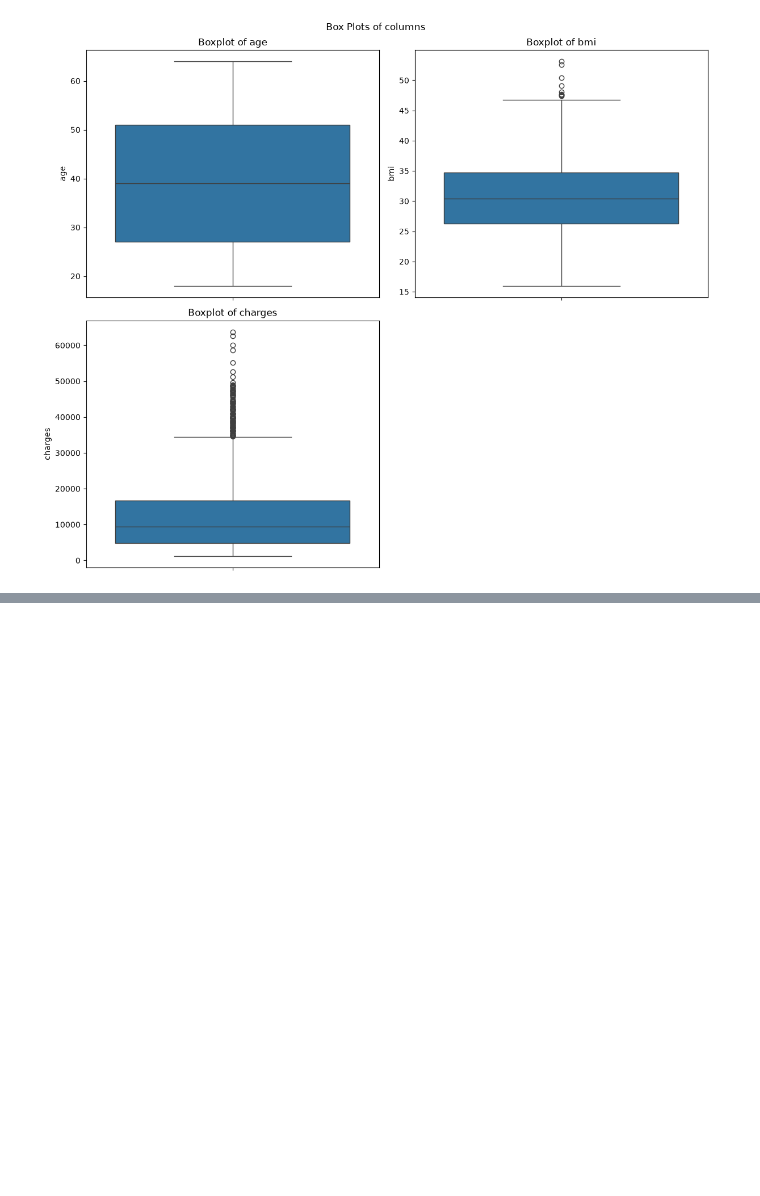
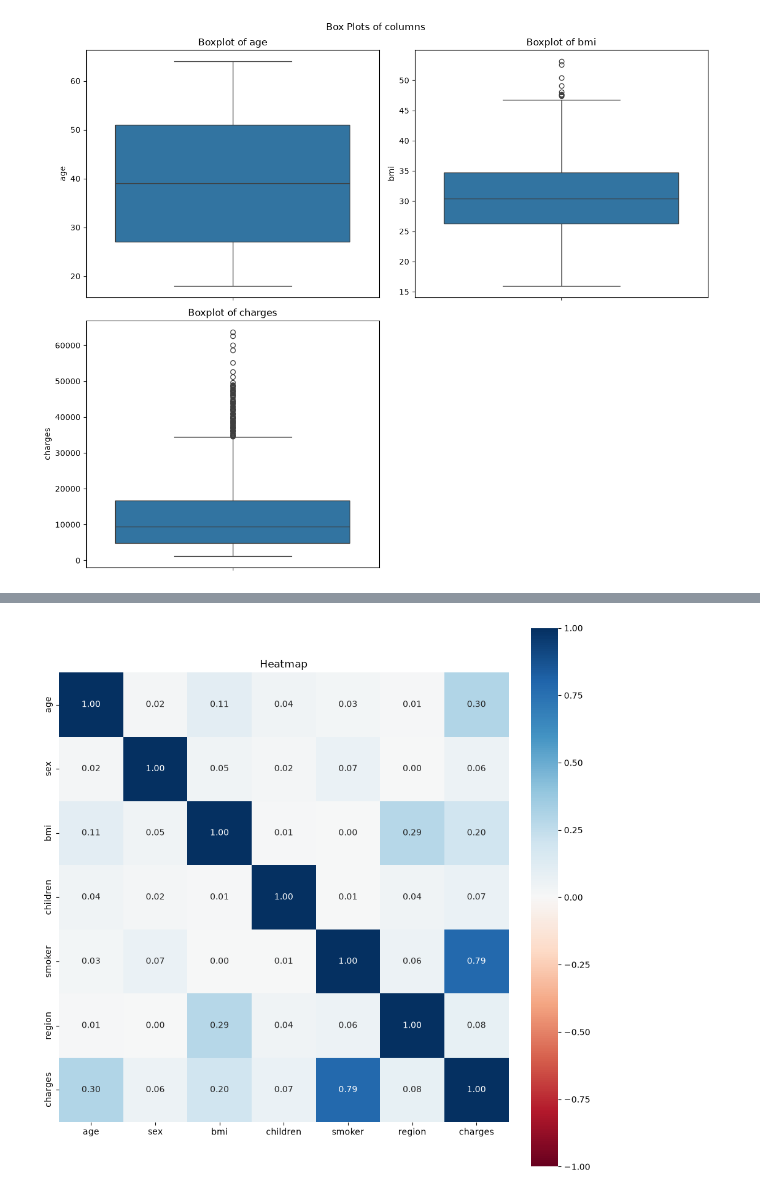
Before and after one commit to YugamdeepGoyal/PremiumPulse, a Jupyter notebook: eda.ipynb, the cells around one changed output, grey strips where cells are left out. Drawn from its saved outputs; the diff is of its cells as text; code cells hidden in the pictures; blank space fills up the shorter version.

```diff
--- a/eda.ipynb
+++ b/eda.ipynb
@@ -143,0 +169,6 @@ plt.show()
+# %%
+fig, ax = plt.subplots(figsize=(9, 9), layout="constrained")
+associations(df, ax=ax, cmap="RdBu", title="Heatmap", filename="images/heatmap.png")
+plt.show()
+# %% [output]
+[figure, added]
```
Also changed, not shown: parts of 3 cells of this notebook, 3 other files.
